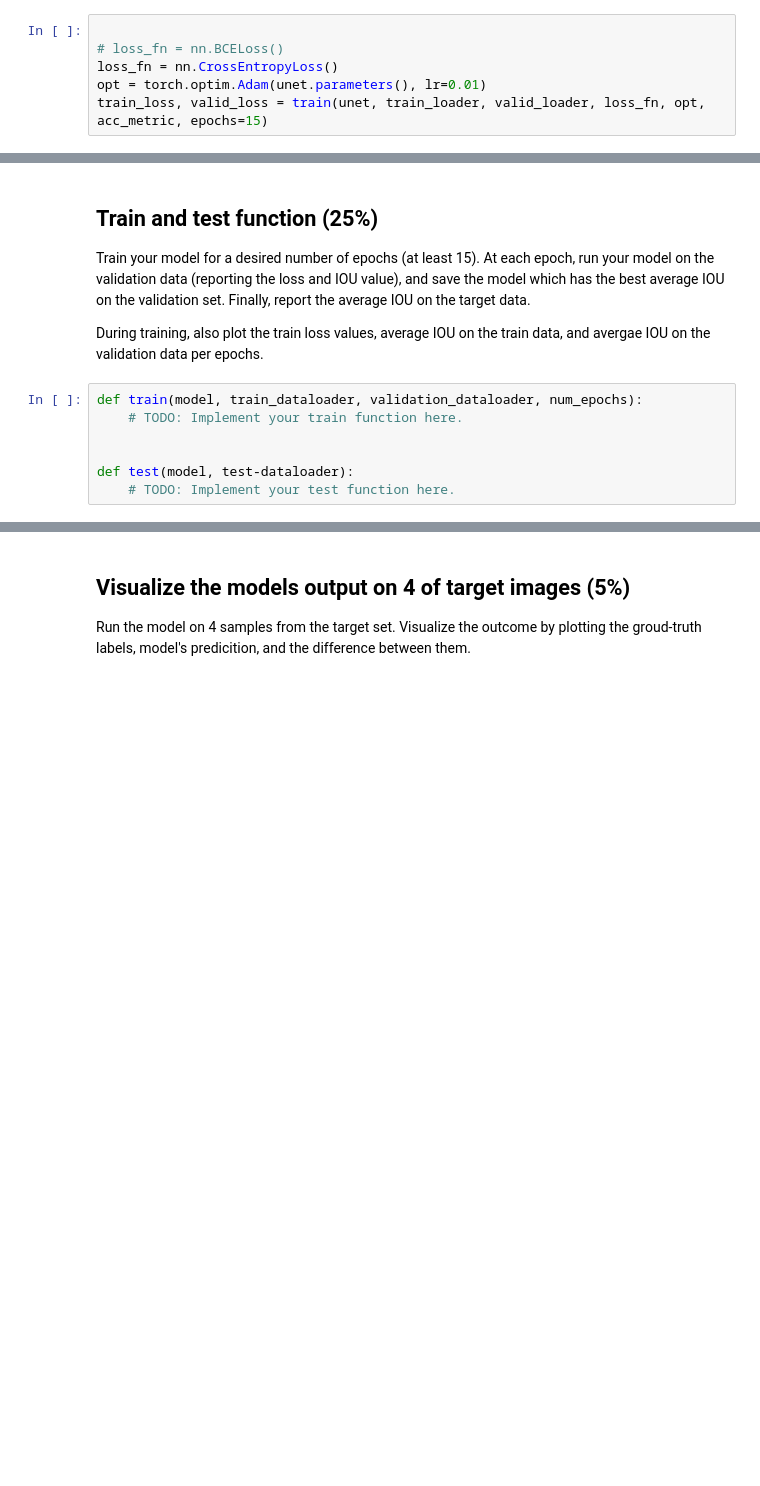
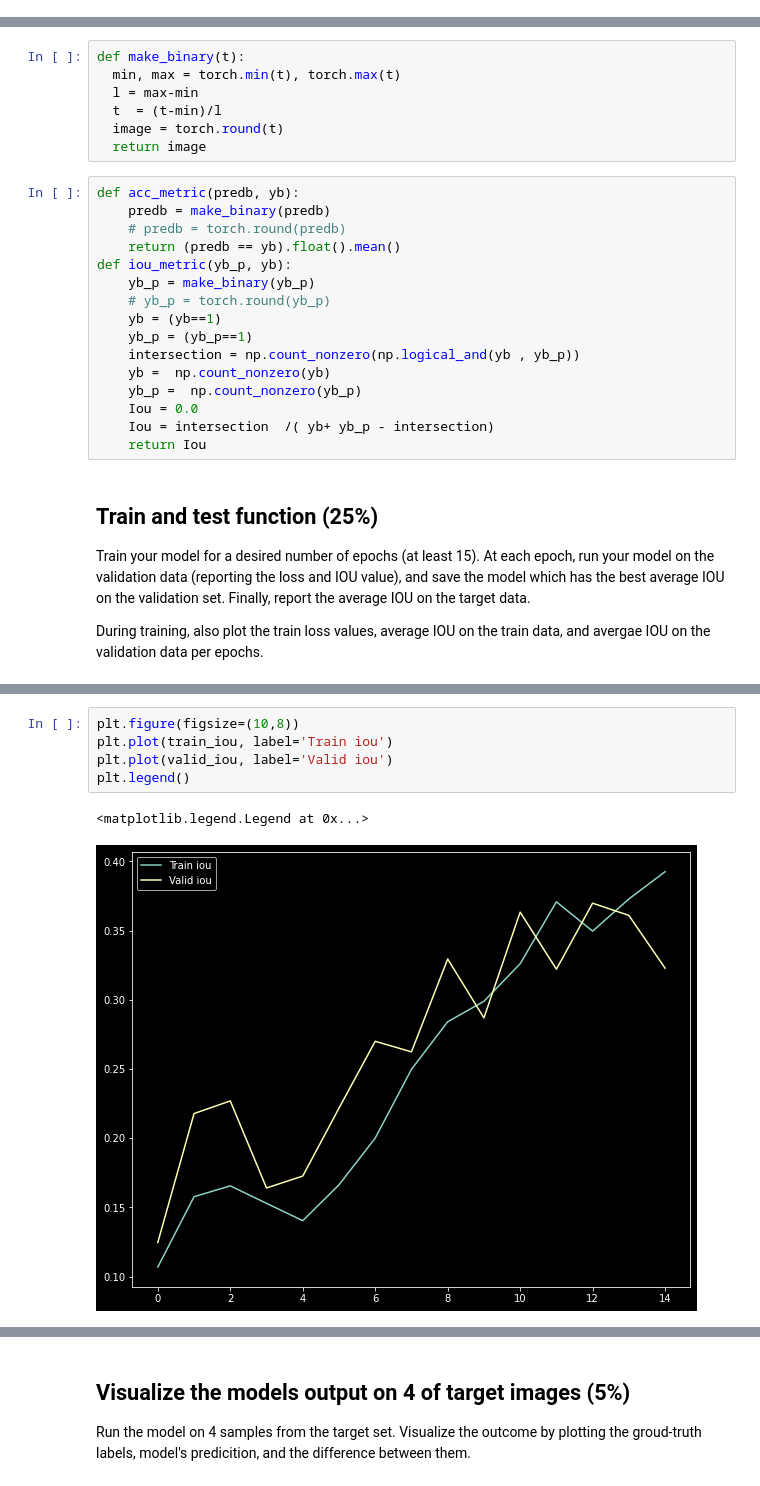
Before and after one commit to zahraDehghanian97/Semantics_segmentation_Unet, a Jupyter notebook: SemanticsSegmentation.ipynb, the cells around one changed output, grey strips where cells are left out. Cells and saved outputs as stored; diff of their text form; blank space fills up the shorter version.

```diff
--- a/SemanticsSegmentation.ipynb
+++ b/SemanticsSegmentation.ipynb
@@ -293,6 +231,0 @@ def IoU_metric(predb, yb):
-# %%
-
-# loss_fn = nn.BCELoss()
-loss_fn = nn.CrossEntropyLoss()
-opt = torch.optim.Adam(unet.parameters(), lr=0.01)
-train_loss, valid_loss = train(unet, train_loader, valid_loader, loss_fn, opt, acc_metric, epochs=15)
@@ -328,13 +232,29 @@ plt.legend()
+# %%
+def make_binary(t):
+  min, max = torch.min(t), torch.max(t)
+  l = max-min
+  t  = (t-min)/l
+  image = torch.round(t)
+  return image
+# %%
+def acc_metric(predb, yb):
+    predb = make_binary(predb)
+    # predb = torch.round(predb)
+    return (predb == yb).float().mean()
+def iou_metric(yb_p, yb):
+    yb_p = make_binary(yb_p)
+    # yb_p = torch.round(yb_p)
+    yb = (yb==1)
+    yb_p = (yb_p==1)
+    intersection = np.count_nonzero(np.logical_and(yb , yb_p))
+    yb =  np.count_nonzero(yb)
+    yb_p =  np.count_nonzero(yb_p)
+    Iou = 0.0
+    Iou = intersection  /( yb+ yb_p - intersection)
+    return Iou
 # %% [markdown]
 ## Train and test function (25%)
 
 Train your model for a desired number of epochs (at least 15). At each epoch, run your model on the validation data (reporting the loss and IOU value), and save the model which has the best average IOU on the validation set. Finally, report the average IOU on the target data.
 
 During training, also plot the train loss values, average IOU on the train data, and avergae IOU on the validation data per epochs.
-# %%
-def train(model, train_dataloader, validation_dataloader, num_epochs):
-    # TODO: Implement your train function here.
-
-
-def test(model, test-dataloader):
-    # TODO: Implement your test function here.
@@ -343,0 +337,8 @@ def test(model, test-dataloader):
+# %%
+plt.figure(figsize=(10,8))
+plt.plot(train_iou, label='Train iou')
+plt.plot(valid_iou, label='Valid iou')
+plt.legend()
+# %% [output]
+<matplotlib.legend.Legend at 0x...>
+[figure, added]
```
Also changed, not shown: parts of 18 cells of this notebook.
